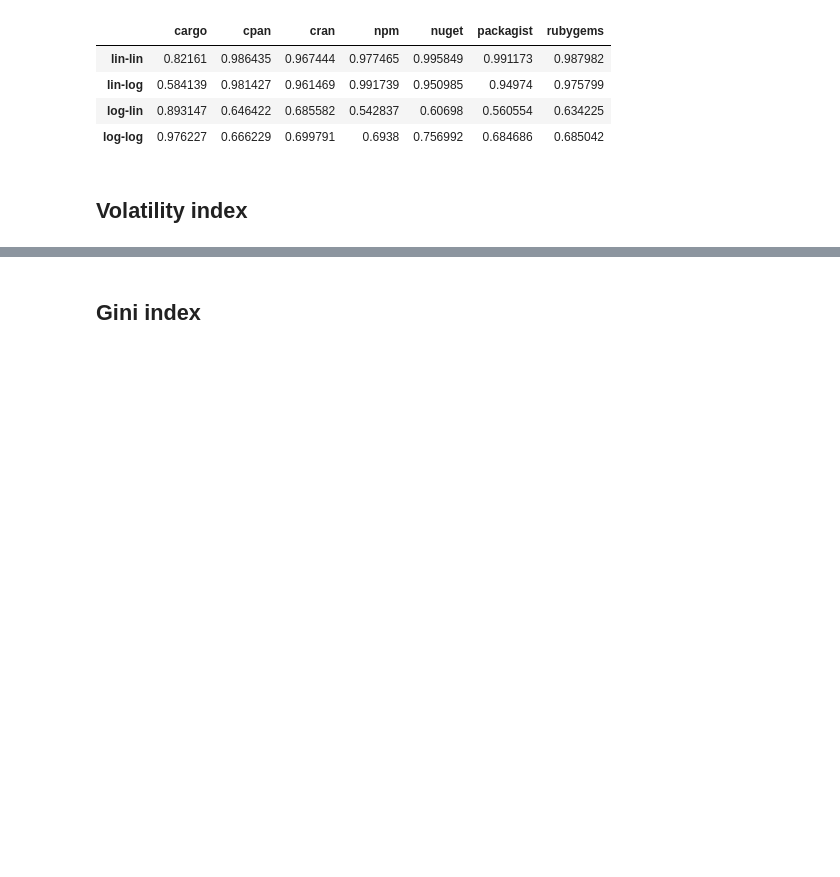
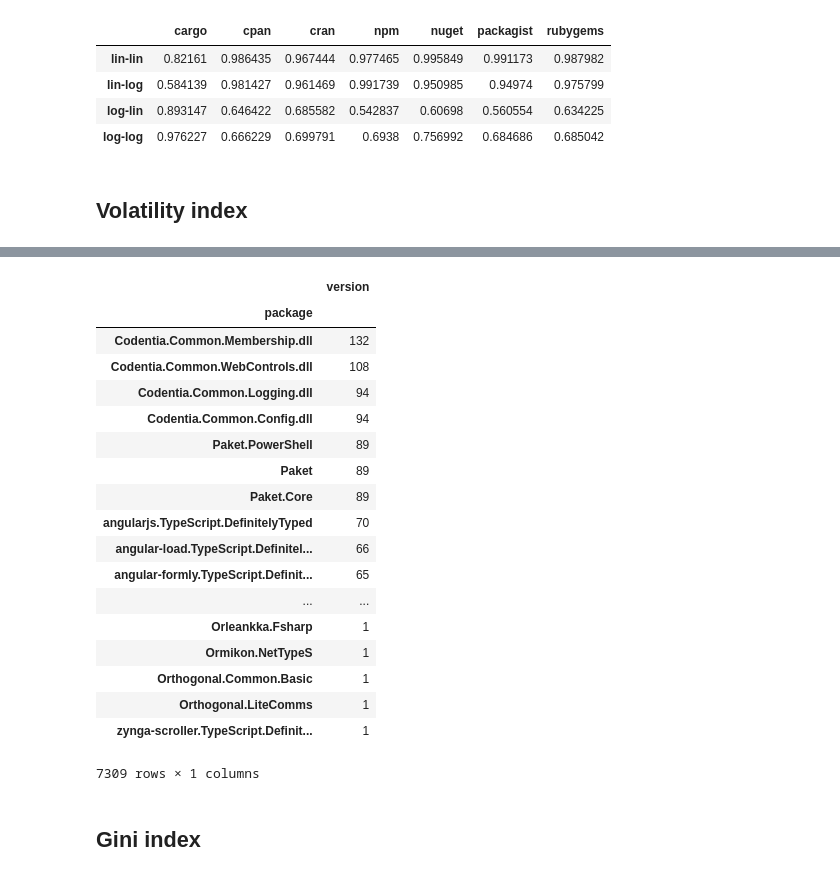
Before and after one commit to AlexandreDecan/ecos-emse, a Jupyter notebook: notebooks/Ecosystem activity.ipynb, the cells around one changed output, grey strips where cells are left out. Saved outputs shown, nothing was run; the diff lists cells and outputs as text; code cells hidden in the pictures; blank space fills up the shorter version.

```diff
--- a/notebooks/Ecosystem activity.ipynb
+++ b/notebooks/Ecosystem activity.ipynb
@@ -794,5 +795,34 @@ data_temp.min(), data_temp.max(), data_temp.iloc[-1]
  rubygems     17
  Name: 2017-01-01 00:00:00, dtype: object)
+# %%
+(
+    df_data['nuget']['packages']
+    .query('first_release != time')
+    .query('"2016-03-01" <= time and time < "2016-04-01"')
+    .groupby('package')
+    .agg({'version': 'count'})
+    .sort_values('version', ascending=False)
+)
+# %% [output]
+|  | version |
+| package |  |
+| Codentia.Common.Membership.dll | 132 |
+| Codentia.Common.WebControls.dll | 108 |
+| Codentia.Common.Logging.dll | 94 |
+| Codentia.Common.Config.dll | 94 |
+| Paket.PowerShell | 89 |
+| Paket | 89 |
+| Paket.Core | 89 |
+| angularjs.TypeScript.DefinitelyTyped | 70 |
+| angular-load.TypeScript.Definitel... | 66 |
+| angular-formly.TypeScript.Definit... | 65 |
+| ... | ... |
+| Orleankka.Fsharp | 1 |
+| Ormikon.NetTypeS | 1 |
+| Orthogonal.Common.Basic | 1 |
+| Orthogonal.LiteComms | 1 |
+| zynga-scroller.TypeScript.Definit... | 1 |
+7309 rows × 1 columns
 # %% [markdown]
 ## Gini index
 # %%
```
Also changed, not shown: parts of 3 cells of this notebook, 4 other files.
